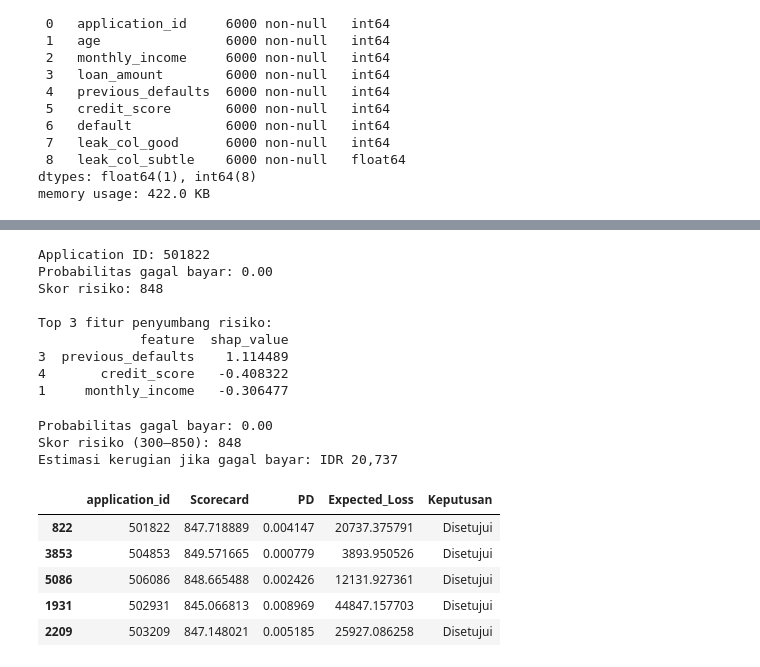
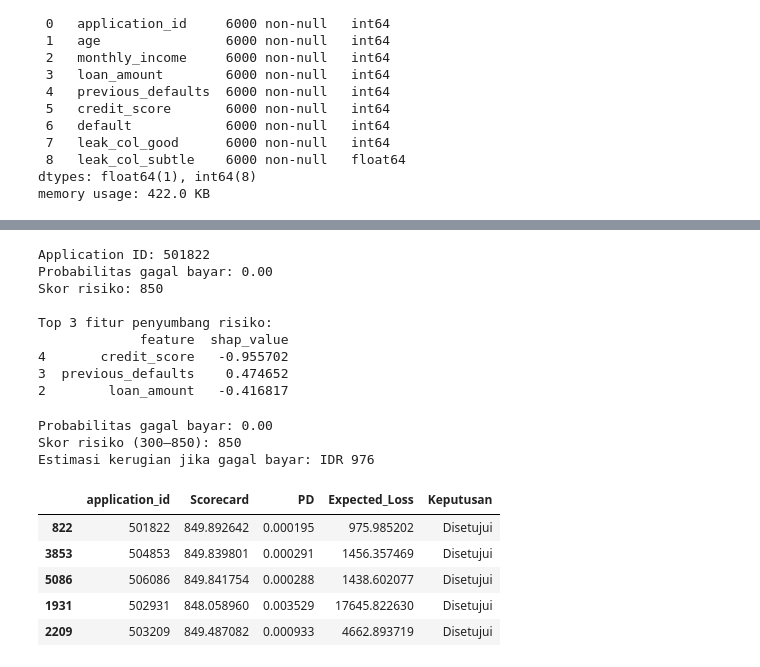
Before and after one commit to Ramadhanul/ds-takehome, a Jupyter notebook: notebooks/B_modeling.ipynb, the cells around one changed output, grey strips where cells are left out. Cells and saved outputs as stored; diff of their text form; code cells hidden in the pictures.

Commit message:
grid_search

```diff
--- a/notebooks/B_modeling.ipynb
+++ b/notebooks/B_modeling.ipynb
@@ -125,0 +65,4 @@ plt.savefig("shap_top10.png")  # <-- ini yang akan dikumpulkan
+# %%
+# Pisahkan fitur dan target
+X = df.drop(columns=["application_id", "default"])
+y = df["default"]
@@ -125,0 +86,33 @@ plt.savefig("shap_top10.png")  # <-- ini yang akan dikumpulkan
+# %%
+from sklearn.model_selection import GridSearchCV
+from sklearn.ensemble import GradientBoostingClassifier
+
+# Definisikan parameter grid
+param_grid = {
+    "n_estimators": [100, 200],
+    "learning_rate": [0.01, 0.1, 0.2],
+    "max_depth": [3, 5, 7],
+    "subsample": [0.8, 1.0]
+}
+
+# Model dasar
+gb = GradientBoostingClassifier(random_state=42)
+
+# GridSearch dengan AUC sebagai scoring
+grid_search = GridSearchCV(
+    estimator=gb,
+    param_grid=param_grid,
+    scoring="roc_auc",
+    cv=3,
+    n_jobs=-1,
+    verbose=1
+)
+
+# Fit ke data train
+grid_search.fit(X_train, y_train)
+
+# Hasil terbaik
+print("Best Parameters:", grid_search.best_params_)
+print("Best AUC Score (CV):", grid_search.best_score_)
+
+best_gb = grid_search.best_estimator_
@@ -127,7 +162,7 @@ plt.savefig("shap_top10.png")  # <-- ini yang akan dikumpulkan
 # Ambil 1 nasabah contoh
 sample = X_test.iloc[[0]]
 sample_id = df.loc[sample.index[0], 'application_id']
-sample_prob = gb.predict_proba(sample)[0, 1]
+sample_prob = best_gb.predict_proba(sample)[0, 1]
 sample_score = prob_to_score(sample_prob)
 
 # Tampilkan hasil
@@ -148,20 +183,20 @@ print(top3)
 # %% [output]
 Application ID: 501822
 Probabilitas gagal bayar: 0.00
-Skor risiko: 848
+Skor risiko: 850
 
 Top 3 fitur penyumbang risiko:
              feature  shap_value
-3  previous_defaults    1.114489
-4       credit_score   -0.408322
-1     monthly_income   -0.306477
+4       credit_score   -0.955702
+3  previous_defaults    0.474652
+2        loan_amount   -0.416817
 # %%
 # Pinjaman yang diminta
 jumlah_pinjaman = 5_000_000  # 5 juta rupiah
 
 # Ambil 1 contoh nasabah
 sample = X_test.iloc[[0]]
-prob_default = gb.predict_proba(sample)[0, 1]
+prob_default = best_gb.predict_proba(sample)[0, 1]
 skor = prob_to_score(prob_default)
 
 # Hitung potensi kerugian
@@ -172,42 +207,42 @@ print(f"Skor risiko (300–850): {skor:.0f}")
 print(f"Estimasi kerugian jika gagal bayar: IDR {resiko_kerugian:,.0f}")
 # %% [output]
 Probabilitas gagal bayar: 0.00
-Skor risiko (300–850): 848
-Estimasi kerugian jika gagal bayar: IDR 20,737
+Skor risiko (300–850): 850
+Estimasi kerugian jika gagal bayar: IDR 976
 # %%
 # Salin test set
 test_set = X_test.copy()
 
 # Prediksi probabilitas default
-test_set["PD"] = gb.predict_proba(X_test)[:, 1]
+test_set["PD"] = best_gb.predict_proba(X_test)[:, 1]
 
 # Hitung skor risiko
 test_set["Scorecard"] = prob_to_score(test_set["PD"])  # Ganti nama di sini
 
 # Asumsi
 EAD = 5_000_000  # 5 juta
 LGD = 1.0  # 100%
-batas_kerugian = 1_000_000  # maksimal risiko kerugian
+batas_kerugian = 500_000  # maksimal risiko kerugian
 
 # Hitung estimasi kerugian
 test_set["Expected_Loss"] = test_set["PD"] * LGD * EAD
 
 # Keputusan
 test_set["Keputusan"] = test_set.apply(
     lambda row: "Disetujui" if row["Scorecard"] >= 650 and row["Expected_Loss"] <= batas_kerugian else "Ditolak",
     axis=1
 )
 
 # Tambahkan application_id dan default dari data asli
 test_set["application_id"] = df.loc[test_set.index, "application_id"]
 test_set["default_actual"] = df.loc[test_set.index, "default"]
 
 # Tampilkan sebagian hasil
 test_set[["application_id", "Scorecard", "PD", "Expected_Loss", "Keputusan"]].head()
 # %% [output]
 |  | application_id | Scorecard | PD | Expected_Loss | Keputusan |
-| 822 | 501822 | 847.718889 | 0.004147 | 20737.375791 | Disetujui |
-| 3853 | 504853 | 849.571665 | 0.000779 | 3893.950526 | Disetujui |
-| 5086 | 506086 | 848.665488 | 0.002426 | 12131.927361 | Disetujui |
-| 1931 | 502931 | 845.066813 | 0.008969 | 44847.157703 | Disetujui |
-| 2209 | 503209 | 847.148021 | 0.005185 | 25927.086258 | Disetujui |
+| 822 | 501822 | 849.892642 | 0.000195 | 975.985202 | Disetujui |
+| 3853 | 504853 | 849.839801 | 0.000291 | 1456.357469 | Disetujui |
+| 5086 | 506086 | 849.841754 | 0.000288 | 1438.602077 | Disetujui |
+| 1931 | 502931 | 848.058960 | 0.003529 | 17645.822630 | Disetujui |
+| 2209 | 503209 | 849.487082 | 0.000933 | 4662.893719 | Disetujui |
```
Also changed, not shown: parts of 14 cells of this notebook.
